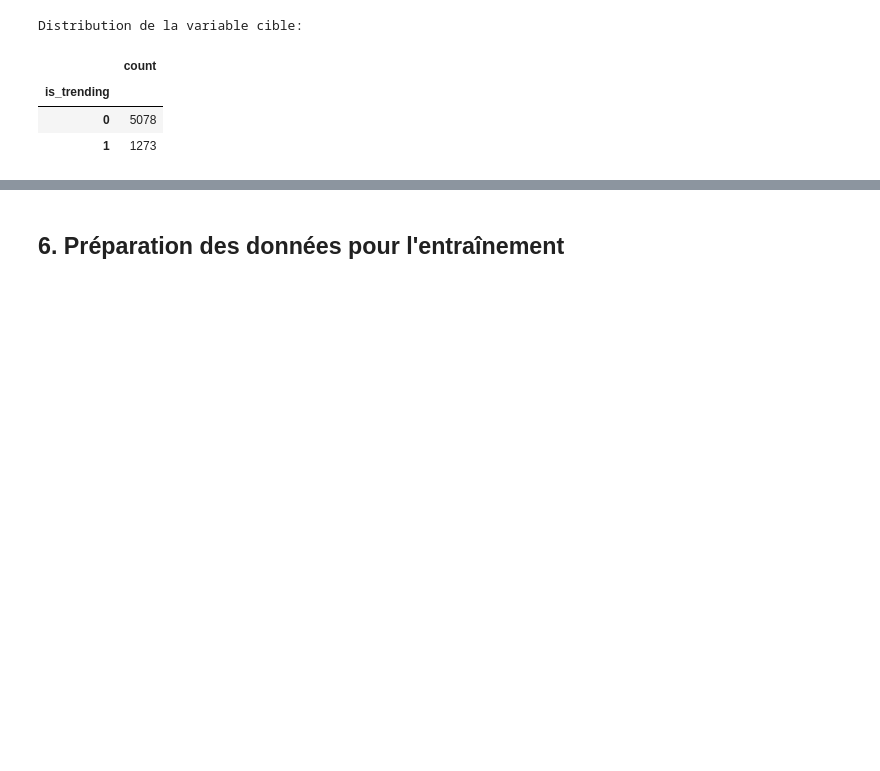
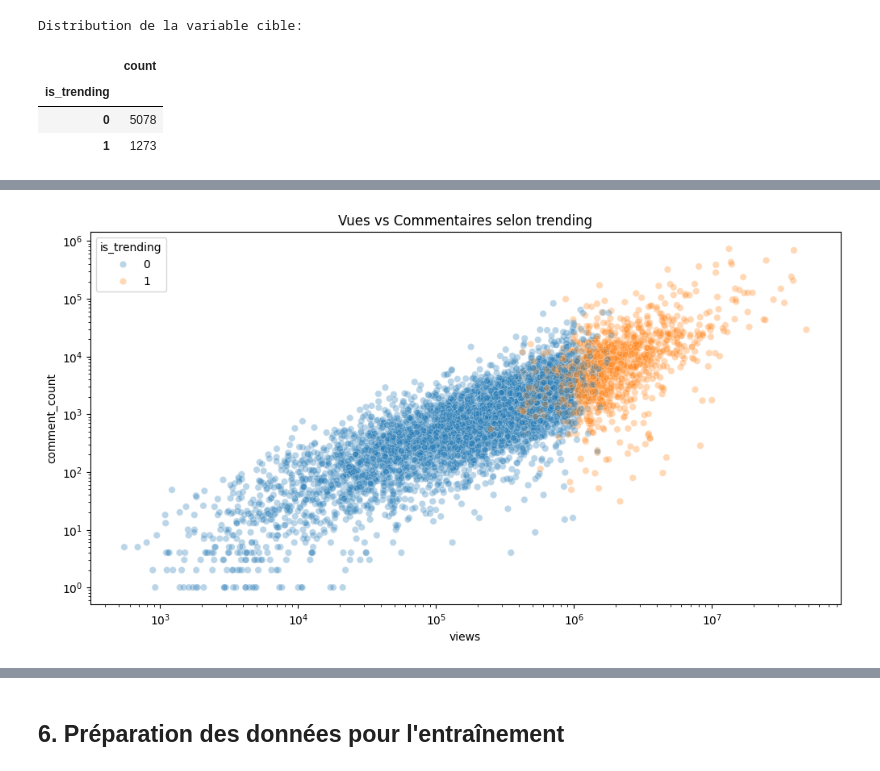
Before and after one commit to Thibaud34/Pr-diction_Popularit-_Vid-os_Youtube_Machine_Learning, a Jupyter notebook: projet-ml-youtube-trending-68b010e7b5bc2532236423.ipynb, the cells around one changed output, grey strips where cells are left out. Cells and saved outputs as stored; diff of their text form; code cells hidden in the pictures; blank space fills up the shorter version.

```diff
--- a/projet-ml-youtube-trending-68b010e7b5bc2532236423.ipynb
+++ b/projet-ml-youtube-trending-68b010e7b5bc2532236423.ipynb
@@ -513,0 +528,12 @@ Distribution de la variable cible:
+# %%
+plt.figure(figsize=(12, 6))
+sns.scatterplot(
+    data=df_clean, x="views", y="comment_count",
+    hue="is_trending", alpha=0.3
+)
+plt.xscale("log")
+plt.yscale("log")
+plt.title("Vues vs Commentaires selon trending")
+plt.show()
+# %% [output]
+[figure, added]
```
Also changed, not shown: parts of 7 cells of this notebook.
